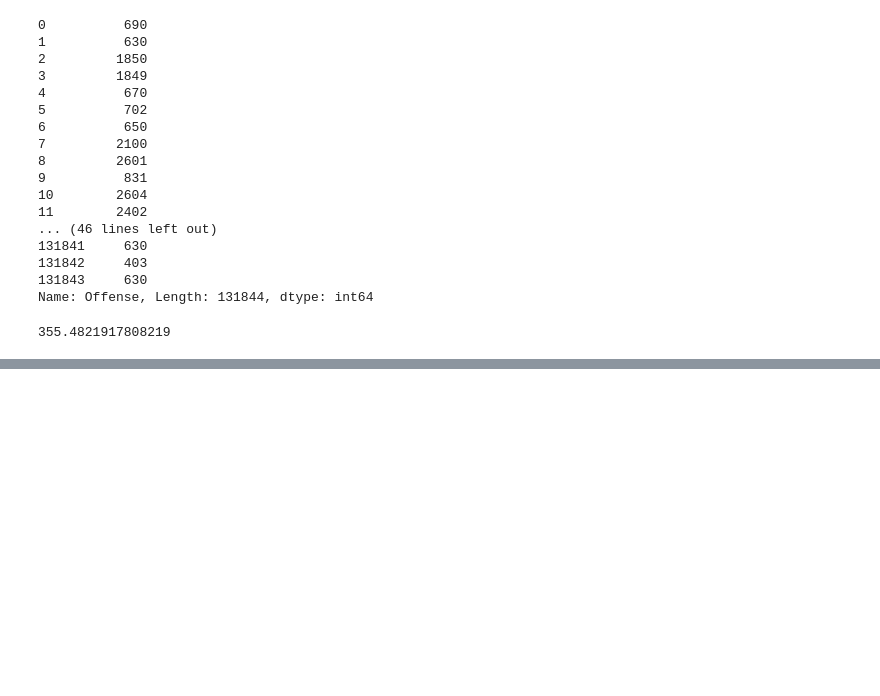
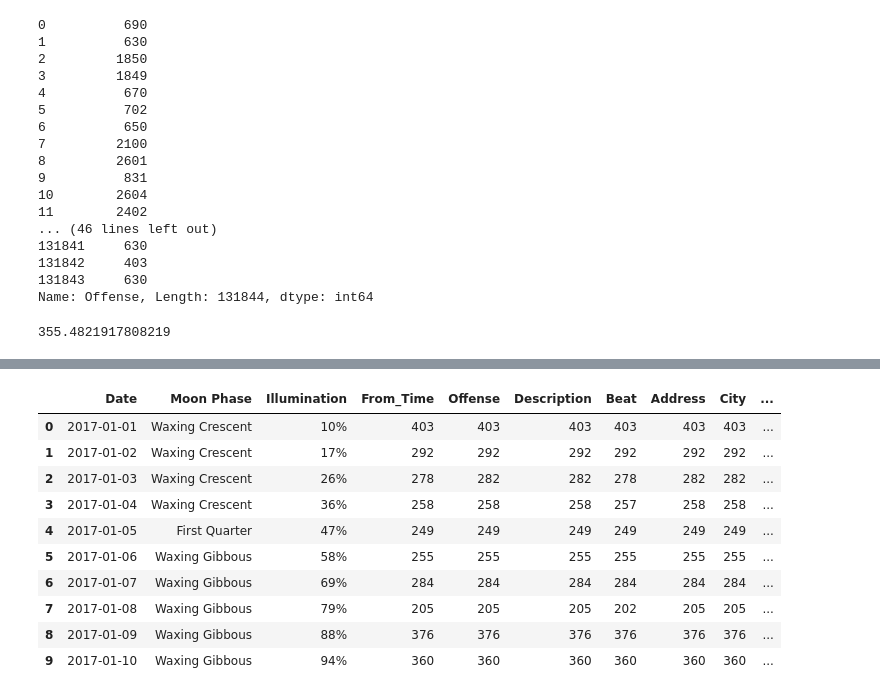
Before and after one commit to penguinistakc/team_mcgruff, a Jupyter notebook: Project Analysis.ipynb, the cells around one changed output, grey strips where cells are left out. Cells and saved outputs as stored; diff of their text form; code cells hidden in the pictures; blank space fills up the shorter version.

```diff
--- a/Project Analysis.ipynb
+++ b/Project Analysis.ipynb
@@ -239,0 +248,2 @@ crime_per_day
+# %%
+crime_with_firearm_no = crime.loc[crime['Firearm Used Flag'] == 'N']
@@ -239,0 +295,14 @@ crime_per_day
+# %%
+crime_with_firearm_no_date_moon.head(10)
+# %% [output]
+|  | Date | Moon Phase | Illumination | From_Time | Offense | Description | Beat | Address | City | ... |
+| 0 | 2017-01-01 | Waxing Crescent | 10% | 403 | 403 | 403 | 403 | 403 | 403 | ... |
+| 1 | 2017-01-02 | Waxing Crescent | 17% | 292 | 292 | 292 | 292 | 292 | 292 | ... |
+| 2 | 2017-01-03 | Waxing Crescent | 26% | 278 | 282 | 282 | 278 | 282 | 282 | ... |
+| 3 | 2017-01-04 | Waxing Crescent | 36% | 258 | 258 | 258 | 257 | 258 | 258 | ... |
+| 4 | 2017-01-05 | First Quarter | 47% | 249 | 249 | 249 | 249 | 249 | 249 | ... |
+| 5 | 2017-01-06 | Waxing Gibbous | 58% | 255 | 255 | 255 | 255 | 255 | 255 | ... |
+| 6 | 2017-01-07 | Waxing Gibbous | 69% | 284 | 284 | 284 | 284 | 284 | 284 | ... |
+| 7 | 2017-01-08 | Waxing Gibbous | 79% | 205 | 205 | 205 | 202 | 205 | 205 | ... |
+| 8 | 2017-01-09 | Waxing Gibbous | 88% | 376 | 376 | 376 | 376 | 376 | 376 | ... |
+| 9 | 2017-01-10 | Waxing Gibbous | 94% | 360 | 360 | 360 | 360 | 360 | 360 | ... |
```
Also changed, not shown: parts of 10 cells of this notebook.
